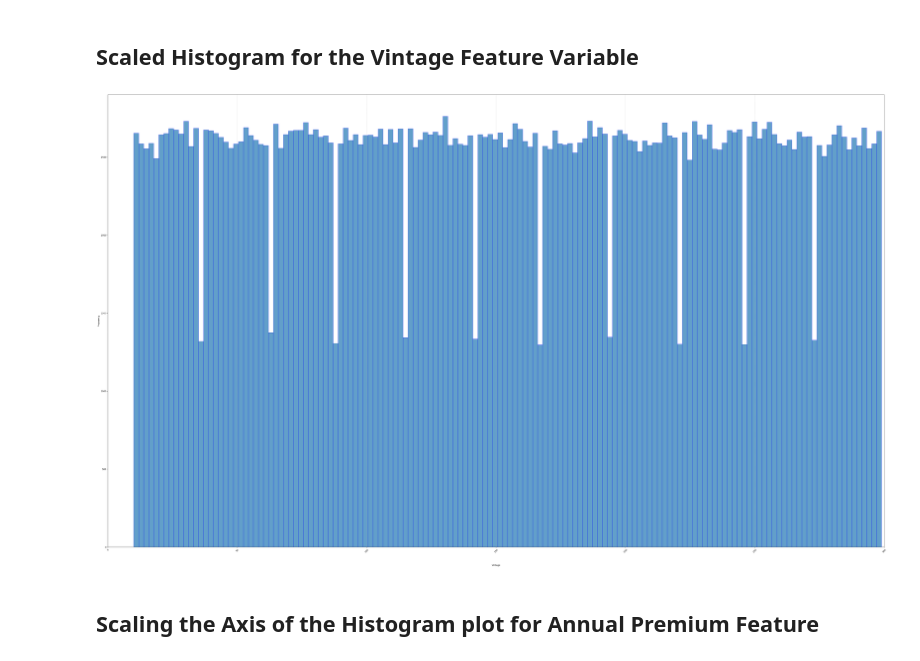
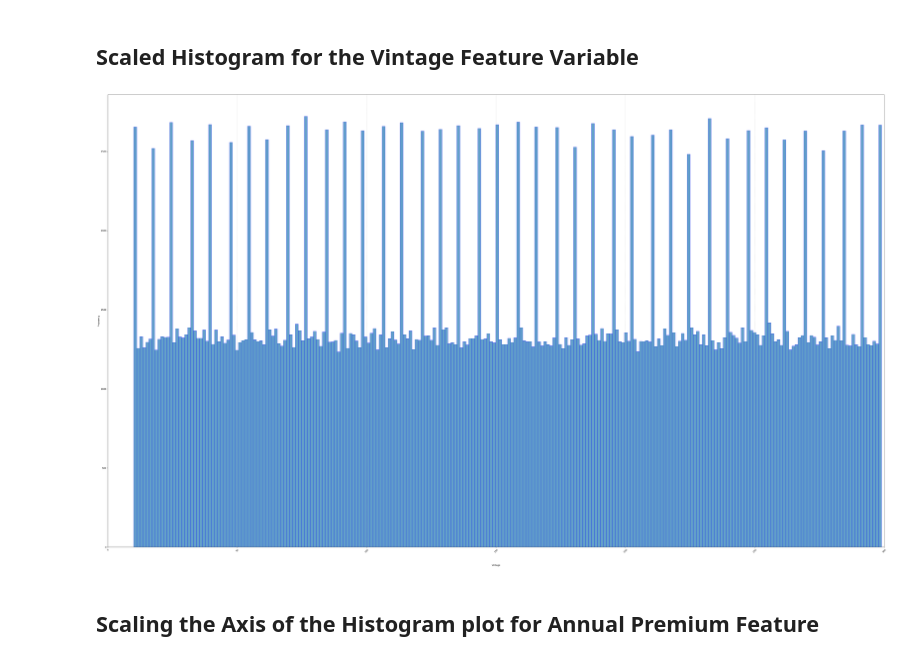
Before and after one commit to joseph-jomon/keaggling, a Jupyter notebook: First_task.ipynb, the cells around one changed output. Drawn from its saved outputs; the diff is of its cells as text; code cells hidden in the pictures.

```diff
--- a/First_task.ipynb
+++ b/First_task.ipynb
@@ -236,16 +236,16 @@ df["Annual_Premium"].plot.kde()
 # %%
 plt.figure(figsize=(50, 30))
 
-ax = df["Vintage"].plot(kind="hist", bins=150, alpha=0.7, edgecolor="blue")  # Add edgecolor for better visibility
+ax = df["Vintage"].plot(kind="hist", bins=250, alpha=0.7, edgecolor="blue")  # Add edgecolor for better visibility
 ax.set_xlim(df["Vintage"].min(), df["Vintage"].max())  # Set x-axis limits to zoom in on the data
 ax.set_xlabel("Vintage", labelpad=50)  # Add some padding to the x-axis label
 plt.xticks(ticks=ax.get_xticks(), rotation=45)  # Rotate x-axis ticks for better readability
 plt.grid(axis="x", linestyle="--", alpha=0.7)  # Add grid lines for the x-axis
 plt.tight_layout()  # Adjust layout to prevent x-axis labels from being cut off
 
 plt.show()
 # %% [output]
-[figure, old version]
+[figure, new version]
 # %% [markdown]
 ## Scaling the Axis of the Histogram plot for Annual Premium Feature
 # %%
```
Also changed, not shown: parts of 7 cells of this notebook.
